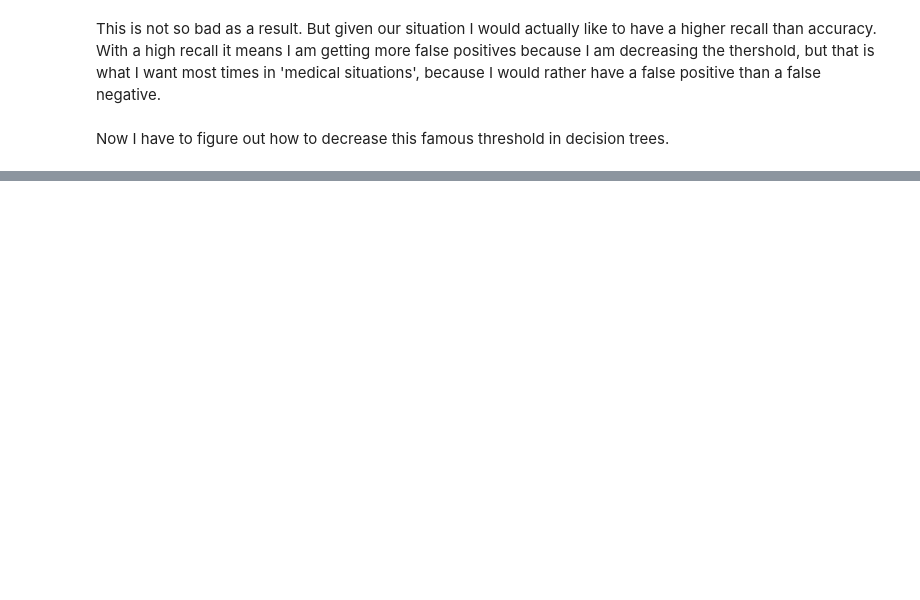
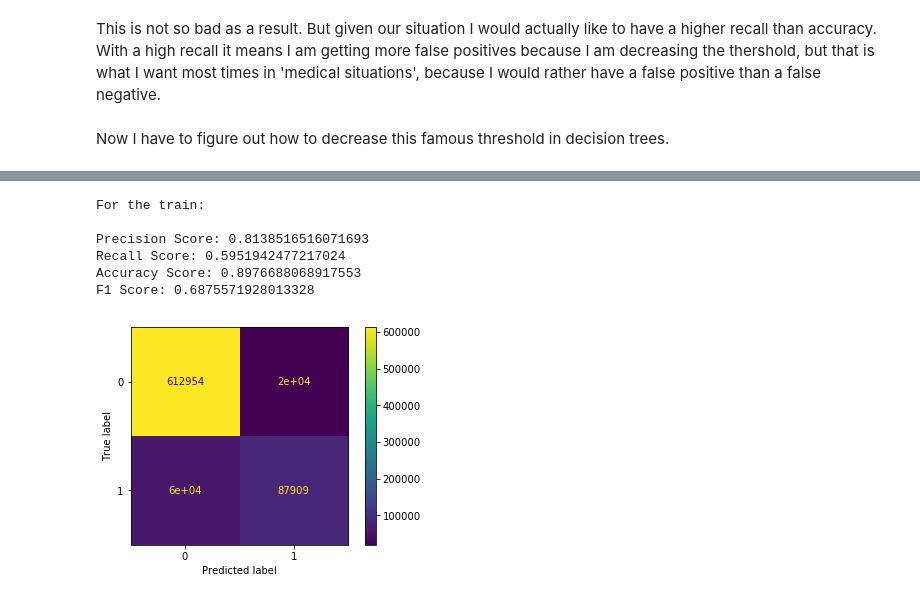
Before and after one commit to MNLKuzmin/Phase3project, a Jupyter notebook: CovidNotebook.ipynb, the cells around one changed output, grey strips where cells are left out. Cells and saved outputs as stored; diff of their text form; code cells hidden in the pictures; blank space fills up the shorter version.

```diff
--- a/CovidNotebook.ipynb
+++ b/CovidNotebook.ipynb
@@ -526,0 +563,18 @@ Now I have to figure out how to decrease this famous threshold in decision trees
+# %%
+from sklearn.linear_model import LogisticRegression
+logreg = LogisticRegression(max_iter=500)
+logreg.fit(X_train,y_train)
+y_pred = logreg.predict(X_test)
+# %%
+print("For the train:\n")
+y_preds_train = logreg.predict(X_train)
+print_metrics(y_train, y_preds_train)
+plot_confusion_matrix(logreg,X_train,y_train);
+# %% [output]
+For the train:
+
+Precision Score: 0.8138516516071693
+Recall Score: 0.5951942477217024
+Accuracy Score: 0.8976688068917553
+F1 Score: 0.6875571928013328
+[figure, added]
```
Also changed, not shown: parts of 12 cells of this notebook.
